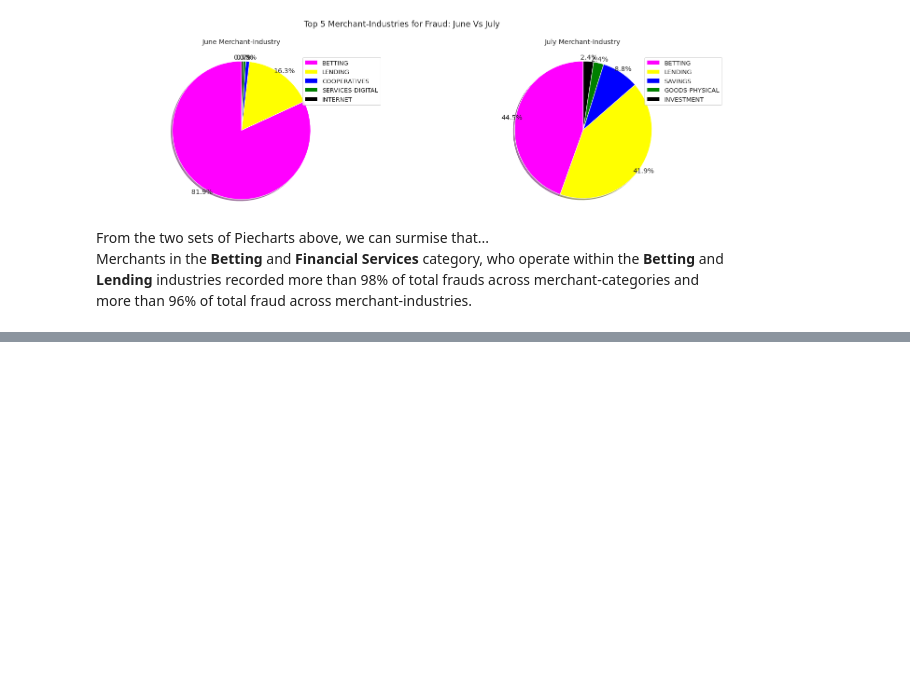
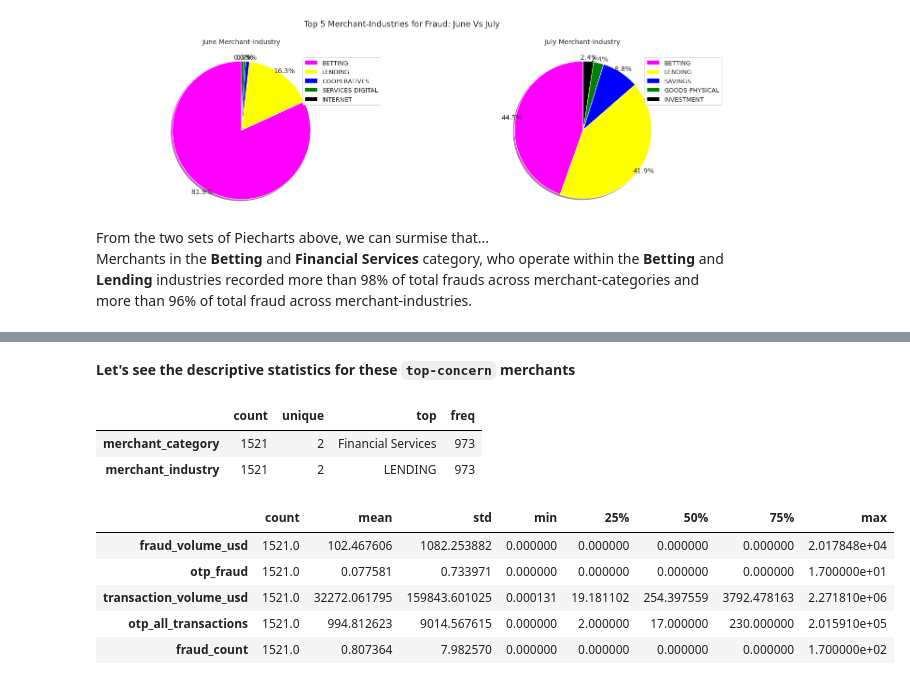
Before and after one commit to Lawrence-Krukrubo/fraud_analyst_assignment, a Jupyter notebook: fraud_analysis.ipynb, the cells around one changed output, grey strips where cells are left out. Drawn from its saved outputs; the diff is of its cells as text; code cells hidden in the pictures; blank space fills up the shorter version.

```diff
--- a/fraud_analysis.ipynb
+++ b/fraud_analysis.ipynb
@@ -1095,0 +1124,14 @@ The next step is to identify these merchants...
+# %%
+# First, we select Merchants whose category is either FS or Betting
+top_concern = combined_df[(combined_df.merchant_category == 'Betting') \
+                                    | (combined_df.merchant_category == 'Financial Services')]
+
+# Then from these, we select those whose industries are BETTING or LENDING
+top_concern = top_concern[(top_concern.merchant_industry == 'BETTING') \
+                                              | (top_concern.merchant_industry == 'LENDING')]
+
+# We do it this way, just incase BETTING and LENDING industries also exist in
+# other marchant-categories aside from Betting and Financial-Services.
+
+print(f'Top-Concern-Merchants shape is: {top_concern.shape}\n', end=' ')
+top_concern.head()
@@ -1095,0 +1167,17 @@ The next step is to identify these merchants...
+# %% [markdown]
+**Let's see the descriptive statistics for these `top-concern` merchants**
+# %%
+top_concern.describe(include='object').T
+# %% [output]
+|  | count | unique | top | freq |
+| merchant_category | 1521 | 2 | Financial Services | 973 |
+| merchant_industry | 1521 | 2 | LENDING | 973 |
+# %%
+top_concern.describe().T
+# %% [output]
+|  | count | mean | std | min | 25% | 50% | 75% | max |
+| fraud_volume_usd | 1521.0 | 102.467606 | 1082.253882 | 0.000000 | 0.000000 | 0.000000 | 0.000000 | 2.017848e+04 |
+| otp_fraud | 1521.0 | 0.077581 | 0.733971 | 0.000000 | 0.000000 | 0.000000 | 0.000000 | 1.700000e+01 |
+| transaction_volume_usd | 1521.0 | 32272.061795 | 159843.601025 | 0.000131 | 19.181102 | 254.397559 | 3792.478163 | 2.271810e+06 |
+| otp_all_transactions | 1521.0 | 994.812623 | 9014.567615 | 0.000000 | 2.000000 | 17.000000 | 230.000000 | 2.015910e+05 |
+| fraud_count | 1521.0 | 0.807364 | 7.982570 | 0.000000 | 0.000000 | 0.000000 | 0.000000 | 1.700000e+02 |
```
Also changed, not shown: parts of 47 cells of this notebook.
